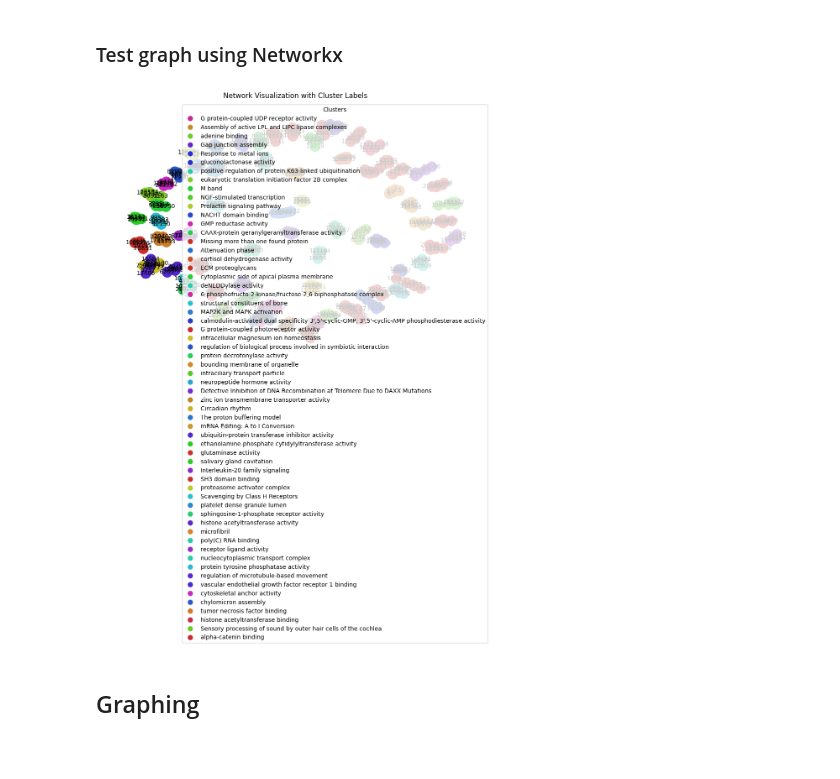
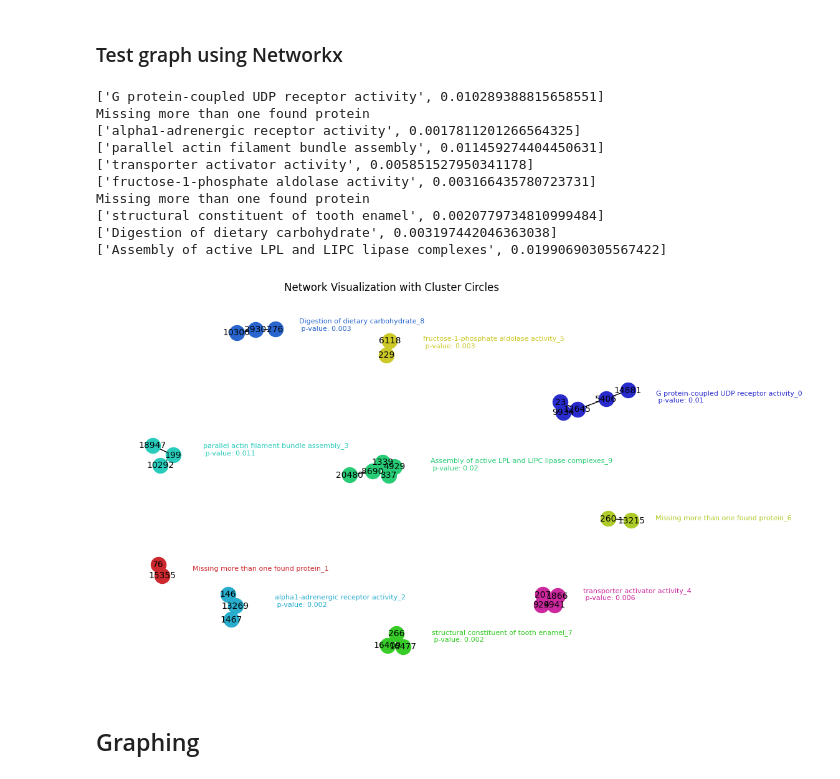
Before and after one commit to TobiasAChristiansen/02807_project_Group13, a Jupyter notebook: Notebook.ipynb, the cells around one changed output. Saved outputs shown, nothing was run; the diff lists cells and outputs as text; code cells hidden in the pictures; blank space fills up the shorter version.

Commit message:
Cluster with enriched labels and p-values

```diff
--- a/Notebook.ipynb
+++ b/Notebook.ipynb
@@ -112,14 +119,13 @@ edges = []
 
 counter = 0
 for cluster in a.finished_clusters:
-    if counter < 100:
-        if len(cluster[1].values()) >= 5:
+    if counter < 10:
+        if len(cluster[1].values()) >= 0:
             #Extract the cluster labels
-            if len(cluster[0][0]) > 1: #More than one label on the result
-                labels.append(cluster[0][0])
+            if len(cluster[0]) == 2:
+                labels.append([cluster[0][0], float(cluster[0][1])])
             else:
                 labels.append(cluster[0])
-
             #If needed resets weights to 1
             for value in cluster[1].values():
                 for key in value:
@@ -136,51 +142,87 @@ for i in range(len(labels)):
     cluster_data.append([labels[i], edges[i]])
 # %% [markdown]
 ### Test graph using Networkx
+# %%
+for cluster in cluster_data:
+    print(cluster[0])
+# %% [output]
+['G protein-coupled UDP receptor activity', 0.010289388815658551]
+Missing more than one found protein
+['alpha1-adrenergic receptor activity', 0.0017811201266564325]
+['parallel actin filament bundle assembly', 0.011459274404450631]
+['transporter activator activity', 0.005851527950341178]
+['fructose-1-phosphate aldolase activity', 0.003166435780723731]
+Missing more than one found protein
+['structural constituent of tooth enamel', 0.0020779734810999484]
+['Digestion of dietary carbohydrate', 0.003197442046363038]
+['Assembly of active LPL and LIPC lipase complexes', 0.01990690305567422]
 # %%
 G = nx.Graph()
 
 # Assign a color for each cluster
 cluster_colors = {}
+p_values = []
 for i, cluster in enumerate(cluster_data):
-    label, edges = cluster
+    labels, edges = cluster
+    if len(labels[0]) > 1:
+        label = labels[0]
+        p_values.append(labels[1])
+    else:
+        label = labels
+        p_values.append(1)
+    label = f"{label}_{i}"  # Add unique suffix
     color = hsv_to_rgb((random.random(), 0.8, 0.8))  # Random bright color
     cluster_colors[label] = color
 
     # Add nodes and edges to the graph
     for node, connections in edges.items():
         G.add_node(node, cluster=label)  # Add node with cluster label
         for neighbor, weight in connections.items():
             G.add_edge(node, neighbor, weight=weight)
 
 # Draw the graph
 plt.figure(figsize=(12, 8))
 
 # Get node positions using a layout algorithm
 pos = nx.spring_layout(G)
 
+# Draw nodes and edges
+nx.draw_networkx_edges(G, pos)
+nx.draw_networkx_labels(G, pos, font_size=10, font_color="black")
+
+counter = 0
 # Draw nodes with colors based on cluster
 for cluster, color in cluster_colors.items():
     nodes_in_cluster = [n for n, attr in G.nodes(data=True) if attr['cluster'] == cluster]
     nx.draw_networkx_nodes(G, pos, nodelist=nodes_in_cluster, node_color=[color], label=cluster)
 
-# Draw edges
-nx.draw_networkx_edges(G, pos)
+    # Calculate the bounding circle for the cluster
+    x_coords = [pos[node][0] for node in nodes_in_cluster]
+    y_coords = [pos[node][1] for node in nodes_in_cluster]
+    center_x = sum(x_coords) / len(x_coords)
+    center_y = sum(y_coords) / len(y_coords)
+    radius = max(
+        ((x - center_x)**2 + (y - center_y)**2)**0.5
+        for x, y in zip(x_coords, y_coords)
+    ) + 0.1  # Add a margin
 
-# Draw labels for nodes
-nx.draw_networkx_labels(G, pos, font_size=10, font_color="black")
+    # Draw the circle
+    #circle = plt.Circle((center_x, center_y), radius, color=color, fill=False, linewidth=2, alpha=0.5)
+    #plt.gca().add_artist(circle)
 
-# Add legend for clusters
-plt.legend(handles=[
-    plt.Line2D([0], [0], marker='o', color='w', markerfacecolor=color, markersize=10, label=label)
-    for label, color in cluster_colors.items()
-], loc="best", title="Clusters")
+    # Add the label near the circle
+    if p_values[counter] != 1:
+        plt.text(center_x + radius, center_y, f"{cluster}\n p-value: {round(p_values[counter], 3)}", fontsize=8, color=color)
+    else:
+        plt.text(center_x + radius, center_y, f"{cluster}", fontsize=8, color=color)
+    counter += 1
 
-#Visualize the network
-plt.title("Network Visualization with Cluster Labels")
+# Visualize the network
+plt.title("Network Visualization with Cluster Circles")
 plt.axis("off")
 plt.show()
 # %% [output]
-[figure, old version]
+[figure, new version]
 # %% [markdown]
 ## Graphing
 # %%
```
Also changed, not shown: parts of 3 cells of this notebook, 2 other files.
